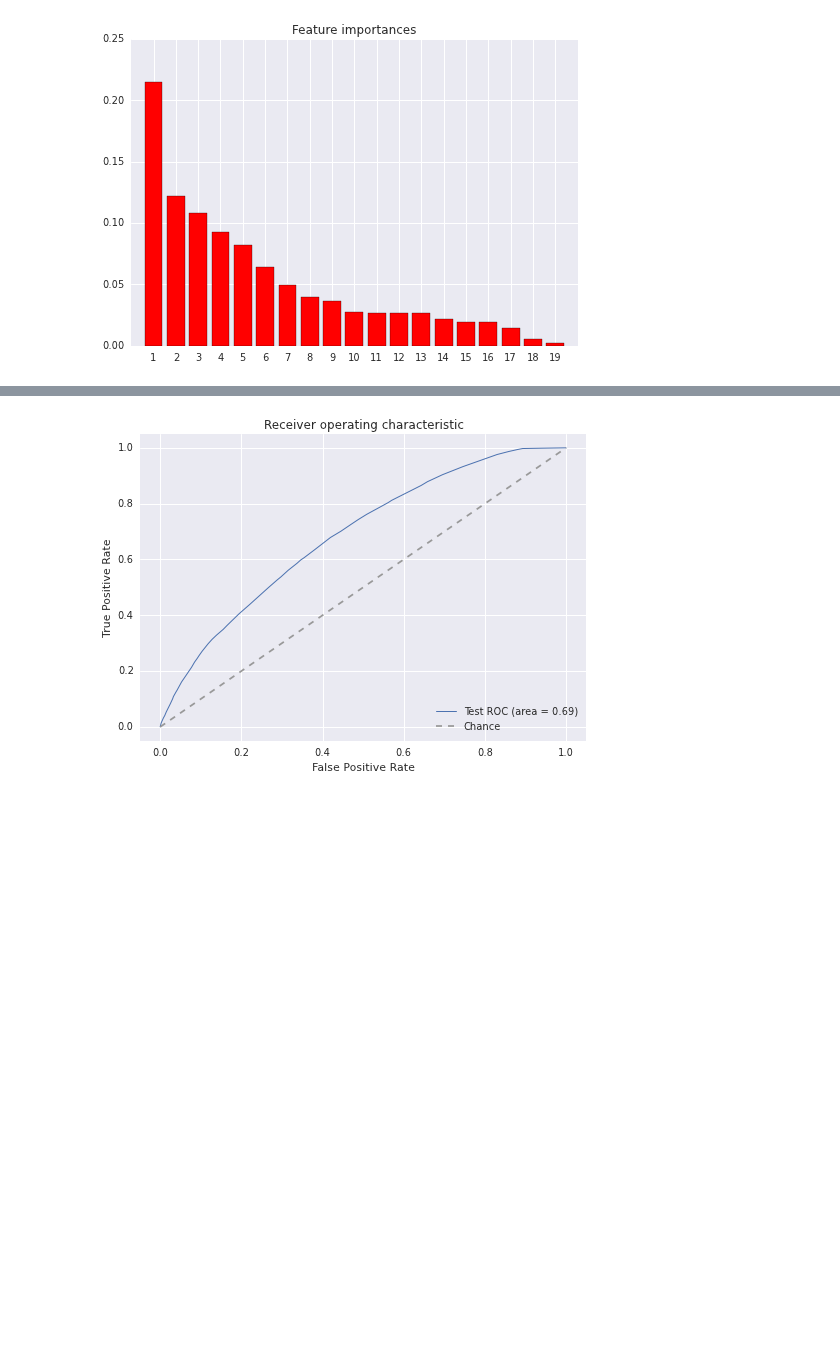
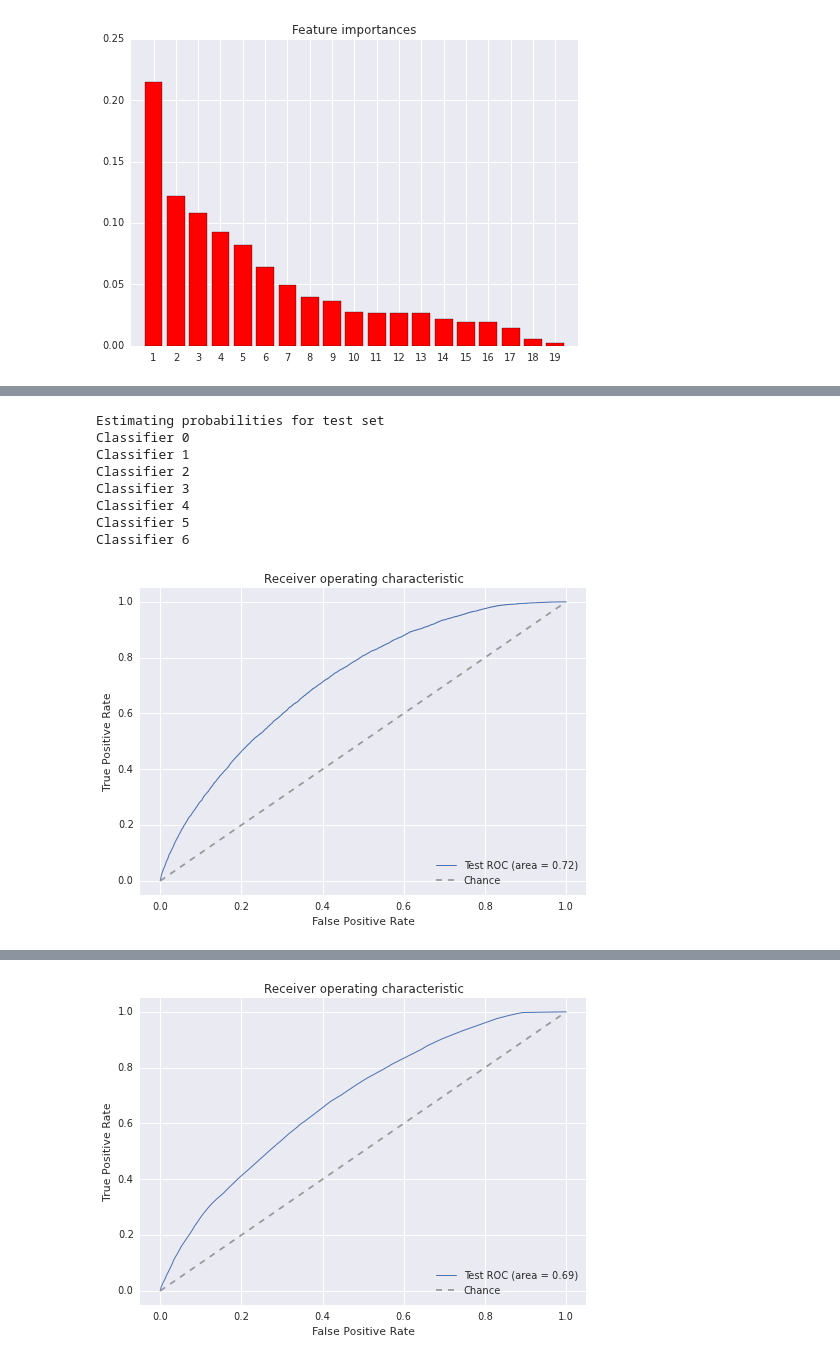
Before and after one commit to jsabrams/ds_workshop, a Jupyter notebook: capstone_project/model_performance.ipynb, the cells around one changed output, grey strips where cells are left out. Drawn from its saved outputs; the diff is of its cells as text; code cells hidden in the pictures; blank space fills up the shorter version.

```diff
--- a/capstone_project/model_performance.ipynb
+++ b/capstone_project/model_performance.ipynb
@@ -131,0 +182,13 @@ Feature ranking:
+# %%
+#Predict class probabilities with the stacked learner and plot ROC curve
+probas_ = mfit.stacked_clf_predict(clfs, clf_2, X_test[reliable_feat_no_amnt_intr[0:43].index], y_test)
+# %% [output]
+Estimating probabilities for test set
+Classifier 0
+Classifier 1
+Classifier 2
+Classifier 3
+Classifier 4
+Classifier 5
+Classifier 6
+[figure, added]
```
Also changed, not shown: parts of 19 cells of this notebook, 1 other file.
